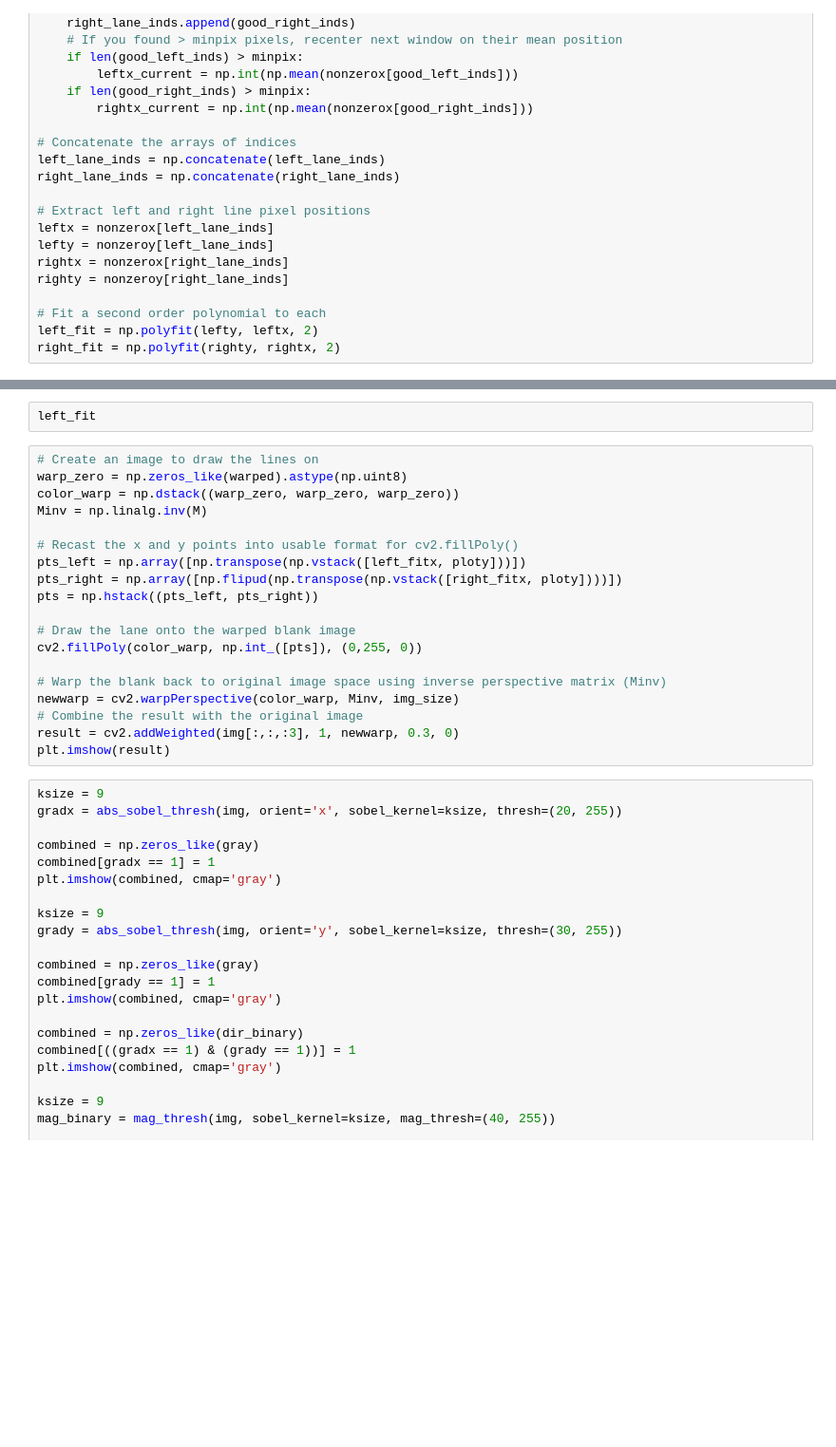
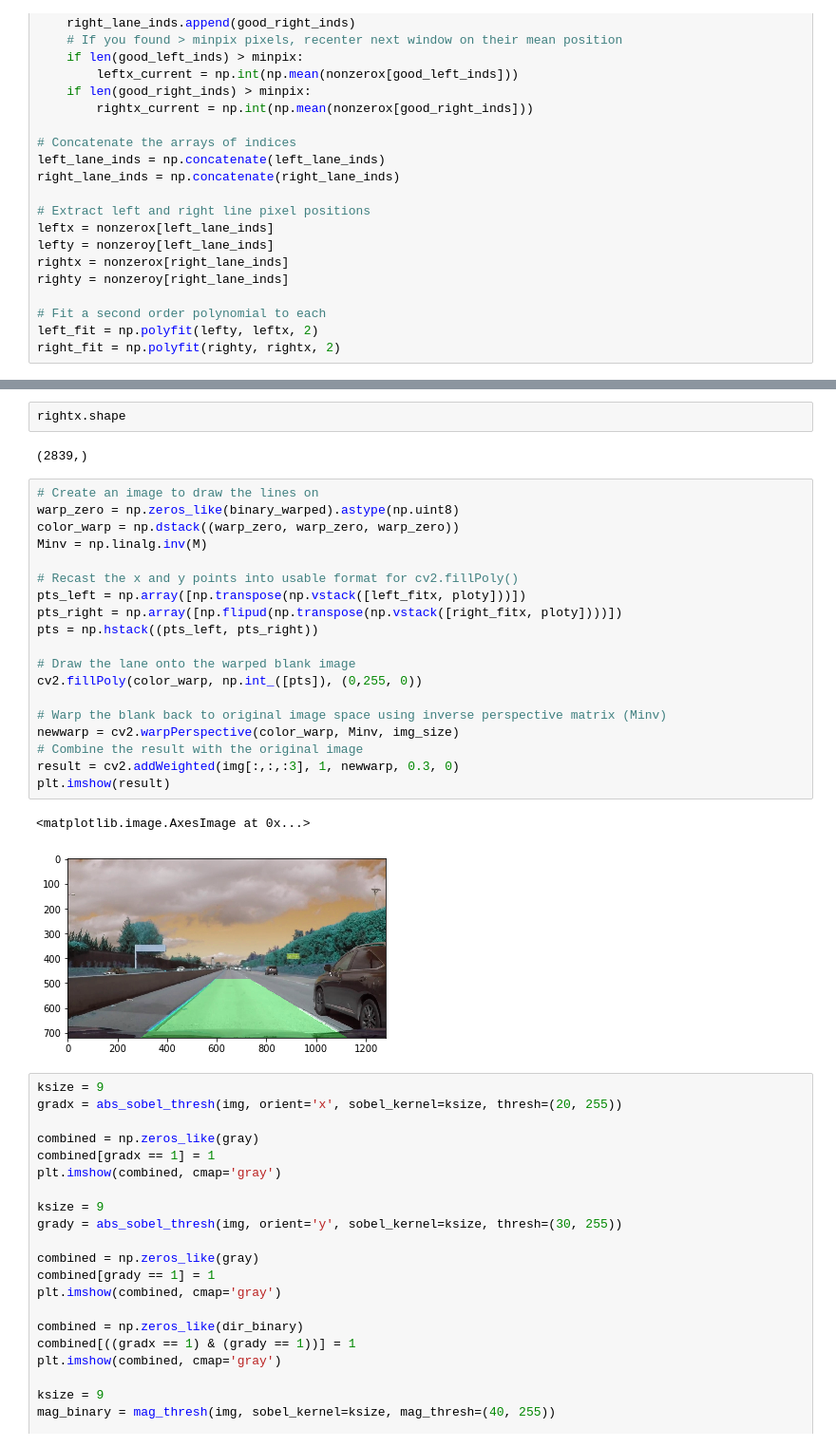
Before and after one commit to YCCZhao/CarND-Advanced-Lane-Lines, a Jupyter notebook: Untitled.ipynb, the cells around one changed output, grey strips where cells are left out. Shown at 95% size. Cells and saved outputs as stored; diff of their text form; blank space fills up the shorter version.

```diff
--- a/Untitled.ipynb
+++ b/Untitled.ipynb
@@ -218,24 +224,29 @@ plt.ylim(720, 0)
-# %%
-left_fit
+# %%
+rightx.shape
+# %% [output]
+(2839,)
 # %%
 # Create an image to draw the lines on
-warp_zero = np.zeros_like(warped).astype(np.uint8)
+warp_zero = np.zeros_like(binary_warped).astype(np.uint8)
 color_warp = np.dstack((warp_zero, warp_zero, warp_zero))
 Minv = np.linalg.inv(M)
 
 # Recast the x and y points into usable format for cv2.fillPoly()
 pts_left = np.array([np.transpose(np.vstack([left_fitx, ploty]))])
 pts_right = np.array([np.flipud(np.transpose(np.vstack([right_fitx, ploty])))])
 pts = np.hstack((pts_left, pts_right))
 
 # Draw the lane onto the warped blank image
 cv2.fillPoly(color_warp, np.int_([pts]), (0,255, 0))
 
 # Warp the blank back to original image space using inverse perspective matrix (Minv)
 newwarp = cv2.warpPerspective(color_warp, Minv, img_size)
 # Combine the result with the original image
 result = cv2.addWeighted(img[:,:,:3], 1, newwarp, 0.3, 0)
 plt.imshow(result)
+# %% [output]
+<matplotlib.image.AxesImage at 0x...>
+[figure, added]
 # %%
 ksize = 9
 gradx = abs_sobel_thresh(img, orient='x', sobel_kernel=ksize, thresh=(20, 255))
```
Also changed, not shown: parts of 5 cells of this notebook, 7 other files.
